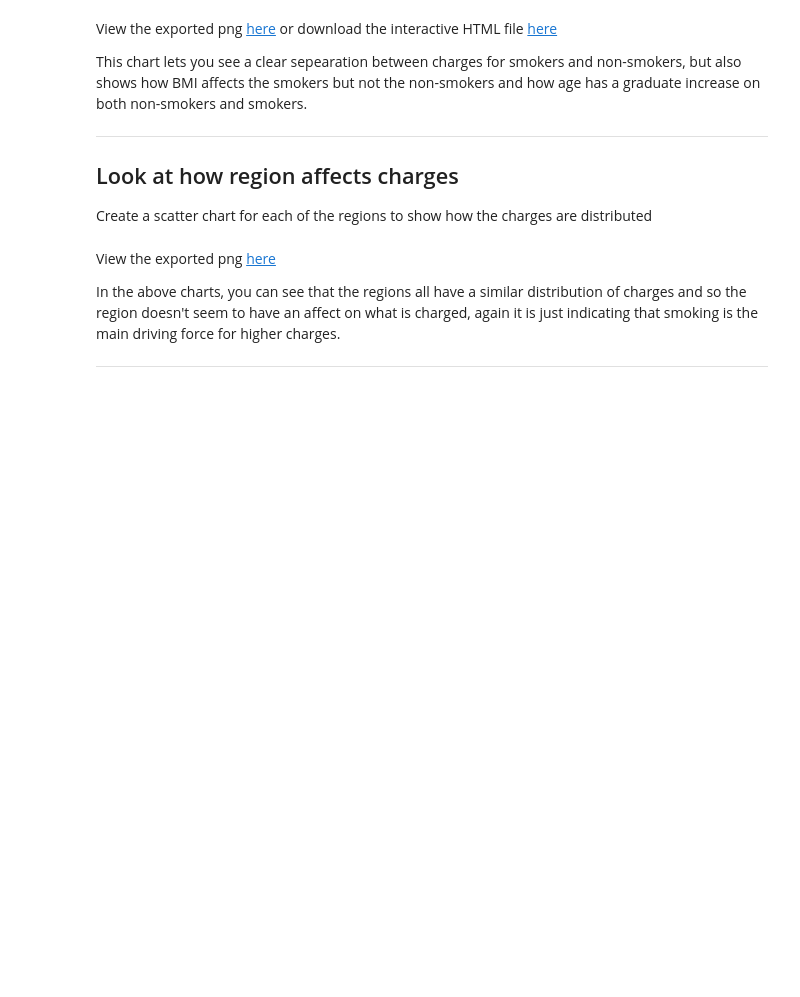
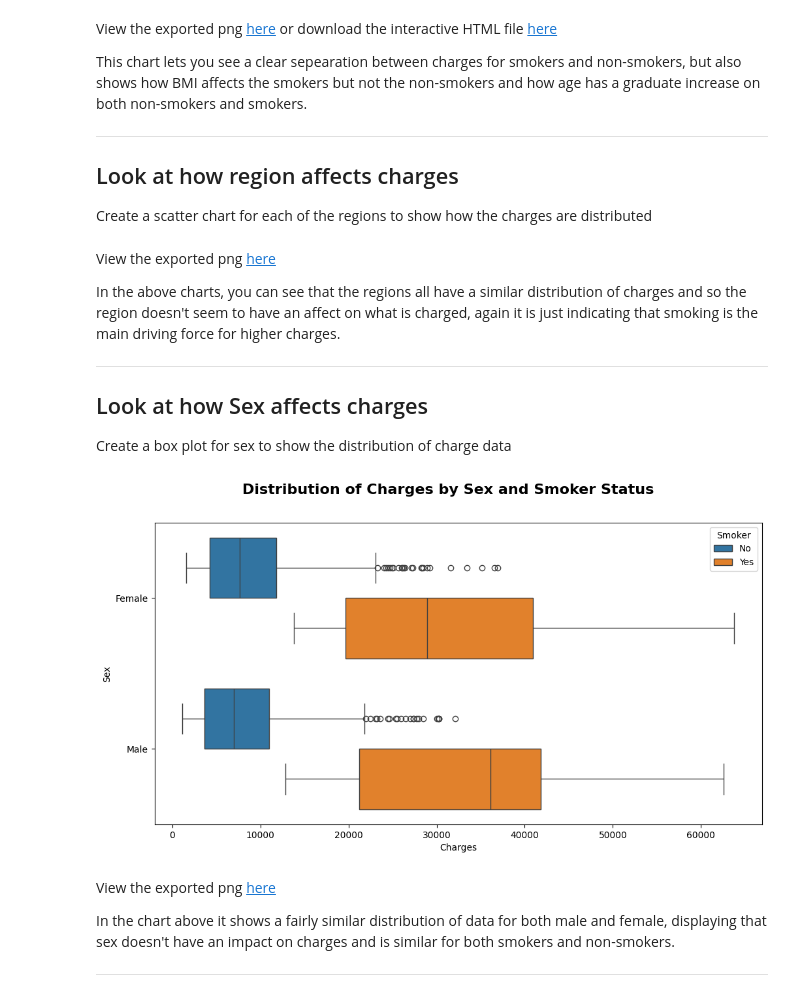
Before and after one commit to petedanielsmith/HealthcareInsuranceDataAnalyticsProject, a Jupyter notebook: jupyter_notebooks/data_visualisation.ipynb, the cells around one changed output. Cells and saved outputs as stored; diff of their text form; code cells hidden in the pictures; blank space fills up the shorter version.

Commit message:
Add box plot for how sex affects charges (#43)

```diff
--- a/jupyter_notebooks/data_visualisation.ipynb
+++ b/jupyter_notebooks/data_visualisation.ipynb
@@ -482,3 +482,26 @@ View the exported png [here](../charts/scatter_bmi_charges_by_region.png)
 In the above charts, you can see that the regions all have a similar distribution of charges and so the region doesn't seem to have an affect on what is charged, again it is just indicating that smoking is the main driving force for higher charges.
 
 ---
+
+## Look at how Sex affects charges
+
+Create a box plot for sex to show the distribution of charge data
+# %%
+fig, axs = plt.subplots(1, 1, figsize=(12, 6))
+
+sns.boxplot(data=insurance, x="Charges", y="Sex", hue="Smoker", orient="h", ax=axs)
+
+# Add overall title
+fig.suptitle('Distribution of Charges by Sex and Smoker Status', fontsize=16, fontweight='bold')
+
+# Save figure and show
+fig.savefig('../charts/boxplot_charges_by_sex_and_smoker.png')
+plt.show()
+# %% [output]
+[figure, added]
+# %% [markdown]
+View the exported png [here](../charts/boxplot_charges_by_sex_and_smoker.png)
+
+In the chart above it shows a fairly similar distribution of data for both male and female, displaying that sex doesn't have an impact on charges and is similar for both smokers and non-smokers.
+
+---
```
Also changed, not shown: 1 other file.
